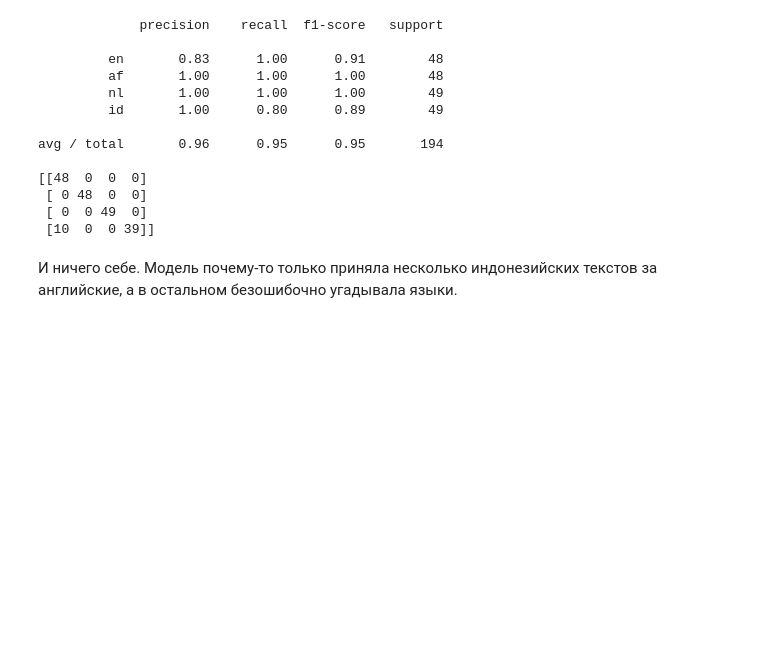
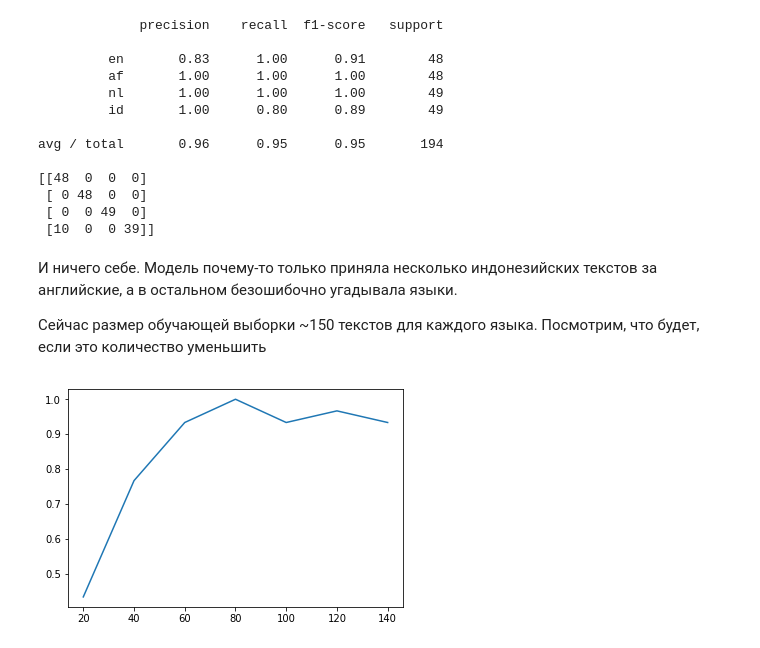
Before and after one commit to BasilisAndr/compling, a Jupyter notebook: langdetect_a_hw/langdetect_a_hw.ipynb, the cells around one changed output. Drawn from its saved outputs; the diff is of its cells as text; code cells hidden in the pictures; blank space fills up the shorter version.

```diff
--- a/langdetect_a_hw/langdetect_a_hw.ipynb
+++ b/langdetect_a_hw/langdetect_a_hw.ipynb
@@ -136,3 +154,18 @@ avg / total       0.96      0.95      0.95       194
  [10  0  0 39]]
 # %% [markdown]
 И ничего себе. Модель почему-то только приняла несколько индонезийских текстов за английские, а в остальном безошибочно угадывала языки.
+
+Сейчас размер обучающей выборки ~150 текстов для каждого языка. Посмотрим, что будет, если это количество уменьшить
+# %%
+accs = []
+for size in range(20, 150, 20):
+    X_train, X_test, y_train, y_test = train_test_split(matr, articles['lg'], train_size=size, test_size=30)
+    nb = MultinomialNB()
+    nb.fit(X_train, y_train)
+    pred = nb.predict(X_test)
+    accs.append(accuracy_score(y_test, pred))
+
+plt.plot(list(range(20, 150, 20)), accs)
+plt.show()
+# %% [output]
+[figure, added]
```
Also changed, not shown: parts of 9 cells of this notebook.
